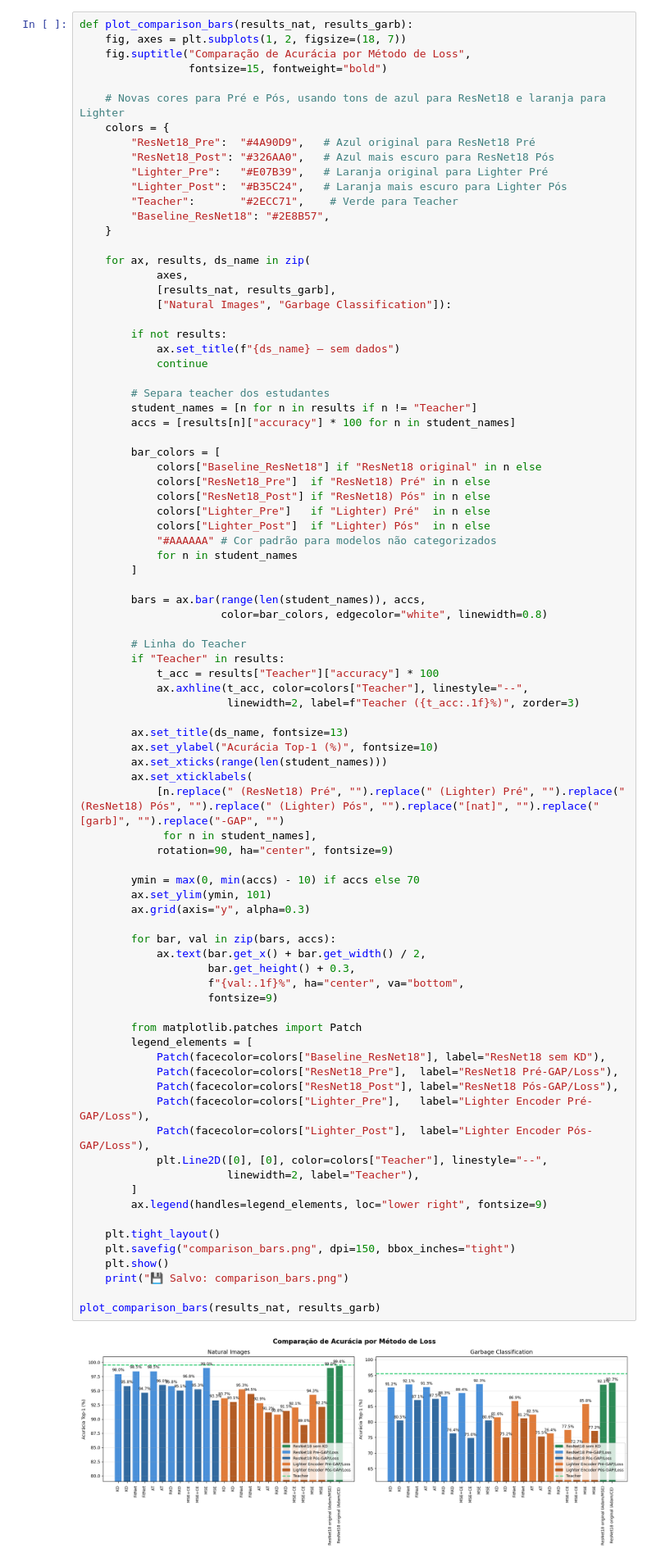
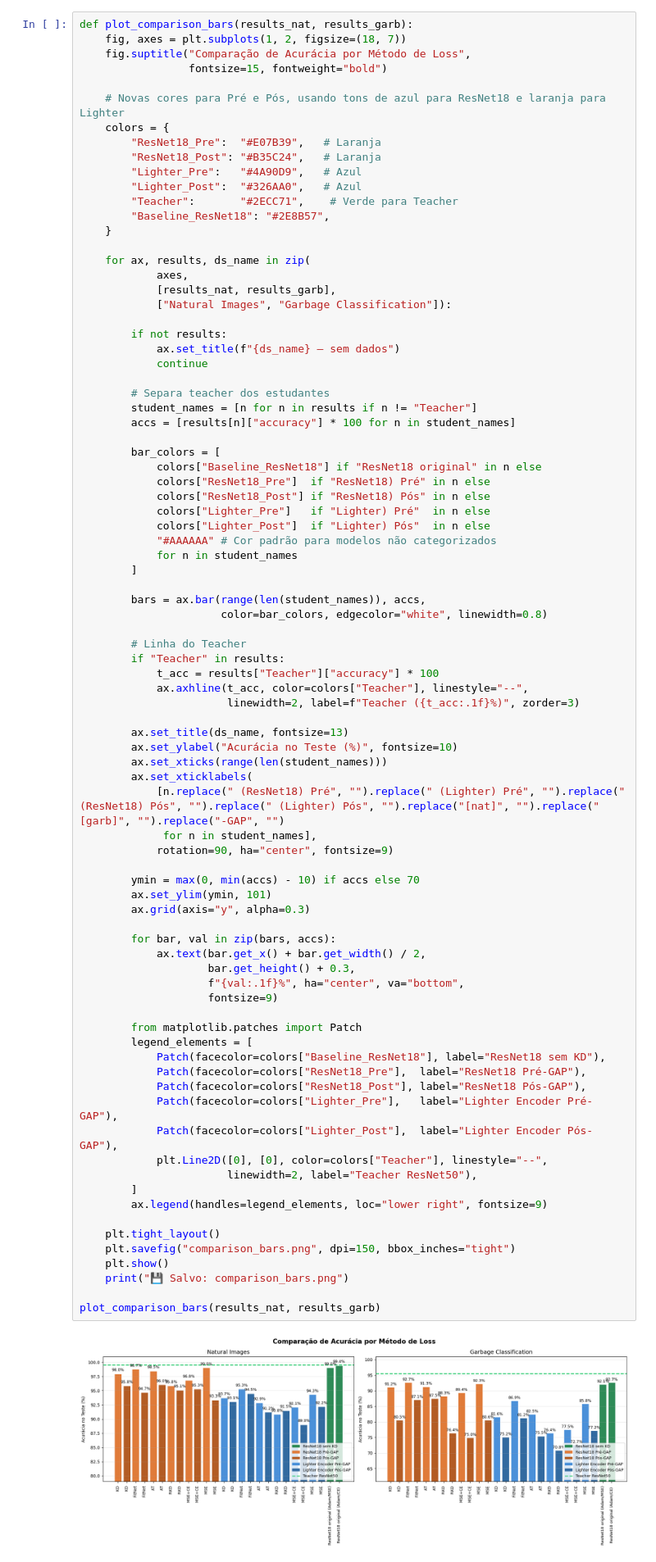
Before and after one commit to maiaraujo/MO434-KD-ProjetoFinal, a Jupyter notebook: MO434_Analise_Comparativa_Modelos.ipynb, the cells around one changed output. Shown at 82% size. Saved outputs shown, nothing was run; the diff lists cells and outputs as text.

```diff
--- a/MO434_Analise_Comparativa_Modelos.ipynb
+++ b/MO434_Analise_Comparativa_Modelos.ipynb
@@ -1365,10 +1356,10 @@ def plot_comparison_bars(results_nat, results_garb):
 
     # Novas cores para Pré e Pós, usando tons de azul para ResNet18 e laranja para Lighter
     colors = {
-        "ResNet18_Pre":  "#4A90D9",   # Azul original para ResNet18 Pré
-        "ResNet18_Post": "#326AA0",   # Azul mais escuro para ResNet18 Pós
-        "Lighter_Pre":   "#E07B39",   # Laranja original para Lighter Pré
-        "Lighter_Post":  "#B35C24",   # Laranja mais escuro para Lighter Pós
+        "ResNet18_Pre":  "#E07B39",   # Laranja
+        "ResNet18_Post": "#B35C24",   # Laranja
+        "Lighter_Pre":   "#4A90D9",   # Azul
+        "Lighter_Post":  "#326AA0",   # Azul
         "Teacher":       "#2ECC71",    # Verde para Teacher
         "Baseline_ResNet18": "#2E8B57",
     }
@@ -1406,41 +1397,41 @@ def plot_comparison_bars(results_nat, results_garb):
                        linewidth=2, label=f"Teacher ({t_acc:.1f}%)", zorder=3)
 
         ax.set_title(ds_name, fontsize=13)
-        ax.set_ylabel("Acurácia Top-1 (%)", fontsize=10)
+        ax.set_ylabel("Acurácia no Teste (%)", fontsize=10)
         ax.set_xticks(range(len(student_names)))
         ax.set_xticklabels(
             [n.replace(" (ResNet18) Pré", "").replace(" (Lighter) Pré", "").replace(" (ResNet18) Pós", "").replace(" (Lighter) Pós", "").replace("[nat]", "").replace("[garb]", "").replace("-GAP", "")
              for n in student_names],
             rotation=90, ha="center", fontsize=9)
 
         ymin = max(0, min(accs) - 10) if accs else 70
         ax.set_ylim(ymin, 101)
         ax.grid(axis="y", alpha=0.3)
 
         for bar, val in zip(bars, accs):
             ax.text(bar.get_x() + bar.get_width() / 2,
                     bar.get_height() + 0.3,
                     f"{val:.1f}%", ha="center", va="bottom",
                     fontsize=9)
 
         from matplotlib.patches import Patch
         legend_elements = [
             Patch(facecolor=colors["Baseline_ResNet18"], label="ResNet18 sem KD"),
-            Patch(facecolor=colors["ResNet18_Pre"],  label="ResNet18 Pré-GAP/Loss"),
-            Patch(facecolor=colors["ResNet18_Post"], label="ResNet18 Pós-GAP/Loss"),
-            Patch(facecolor=colors["Lighter_Pre"],   label="Lighter Encoder Pré-GAP/Loss"),
-            Patch(facecolor=colors["Lighter_Post"],  label="Lighter Encoder Pós-GAP/Loss"),
+            Patch(facecolor=colors["ResNet18_Pre"],  label="ResNet18 Pré-GAP"),
+            Patch(facecolor=colors["ResNet18_Post"], label="ResNet18 Pós-GAP"),
+            Patch(facecolor=colors["Lighter_Pre"],   label="Lighter Encoder Pré-GAP"),
+            Patch(facecolor=colors["Lighter_Post"],  label="Lighter Encoder Pós-GAP"),
             plt.Line2D([0], [0], color=colors["Teacher"], linestyle="--",
-                       linewidth=2, label="Teacher"),
+                       linewidth=2, label="Teacher ResNet50"),
         ]
         ax.legend(handles=legend_elements, loc="lower right", fontsize=9)
 
     plt.tight_layout()
     plt.savefig("comparison_bars.png", dpi=150, bbox_inches="tight")
     plt.show()
     print("💾 Salvo: comparison_bars.png")
 
 plot_comparison_bars(results_nat, results_garb)
 # %% [output]
-[figure, old version]
+[figure, new version]
 💾 Salvo: comparison_bars.png
```
Also changed, not shown: parts of 19 cells of this notebook, 4 other files.
